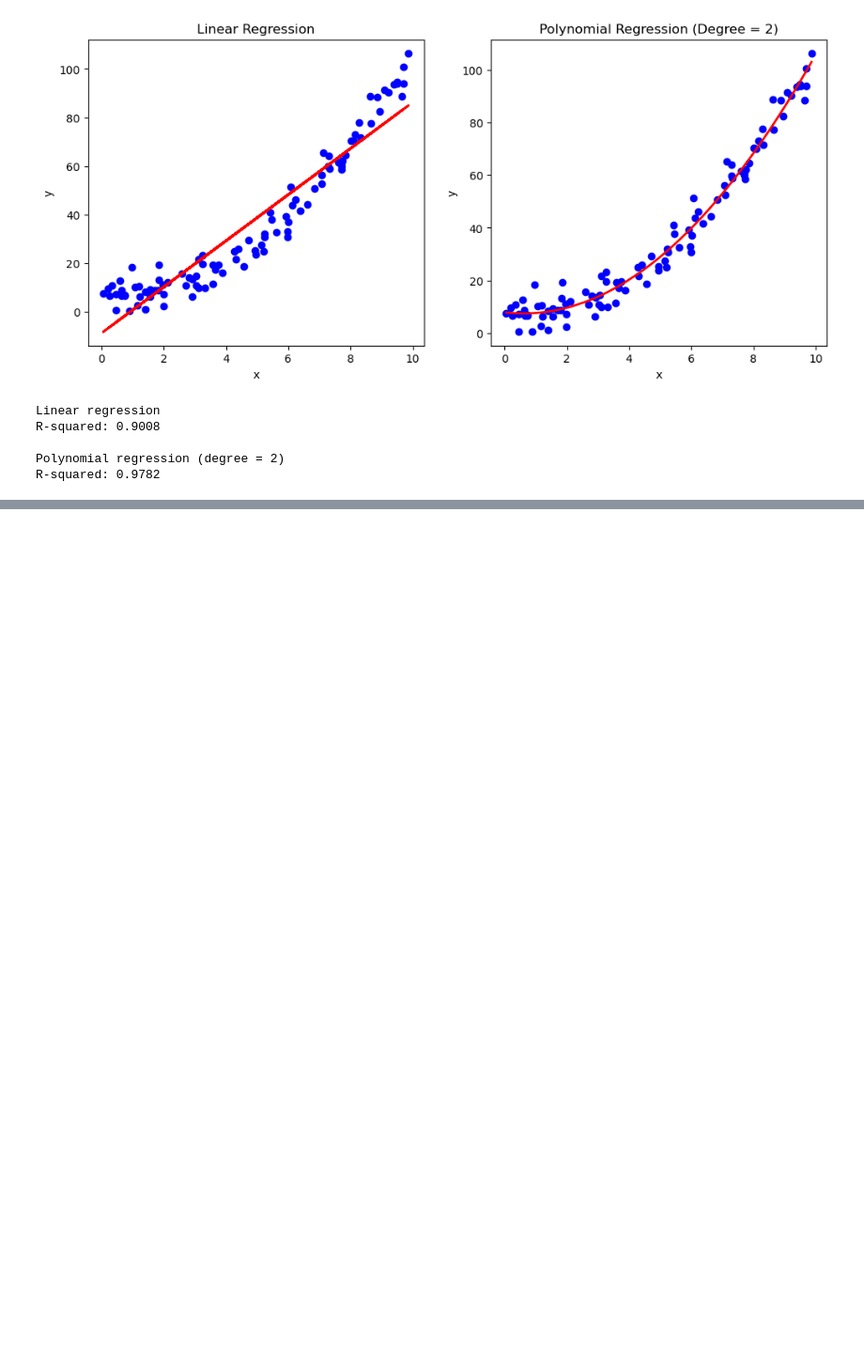
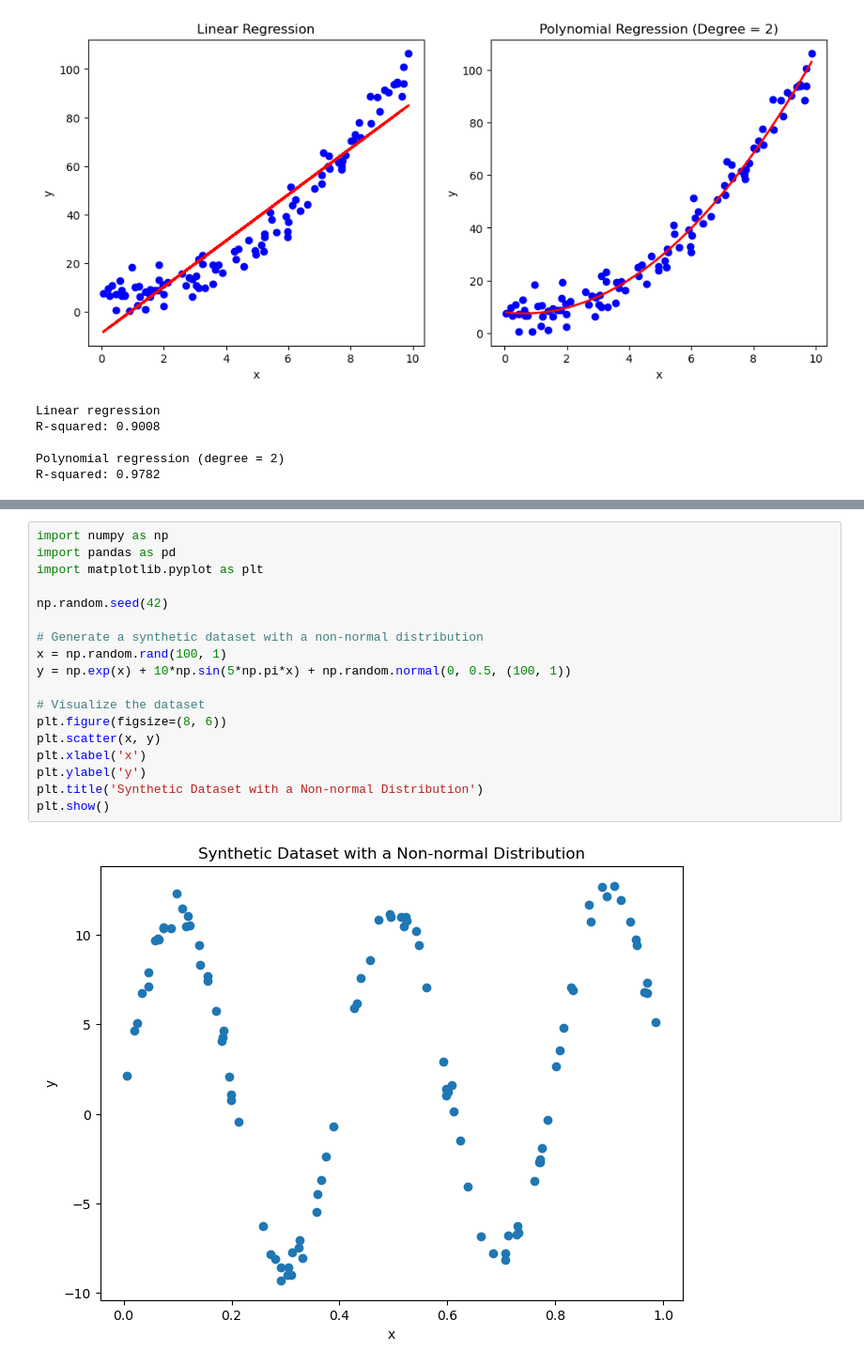
Before and after one commit to surajksharma7/Data-Science, a Jupyter notebook: 25 week/Assumptions Of Linear Regression.ipynb, the cells around one changed output, grey strips where cells are left out. Shown at 94% size. Cells and saved outputs as stored; diff of their text form; blank space fills up the shorter version.

```diff
--- a/25 week/Assumptions Of Linear Regression.ipynb
+++ b/25 week/Assumptions Of Linear Regression.ipynb
@@ -255,0 +378,20 @@ R-squared: 0.9782
+# %%
+import numpy as np
+import pandas as pd
+import matplotlib.pyplot as plt
+
+np.random.seed(42)
+
+# Generate a synthetic dataset with a non-normal distribution
+x = np.random.rand(100, 1)
+y = np.exp(x) + 10*np.sin(5*np.pi*x) + np.random.normal(0, 0.5, (100, 1))
+
+# Visualize the dataset
+plt.figure(figsize=(8, 6))
+plt.scatter(x, y)
+plt.xlabel('x')
+plt.ylabel('y')
+plt.title('Synthetic Dataset with a Non-normal Distribution')
+plt.show()
+# %% [output]
+[figure, added]
```
Also changed, not shown: parts of 24 cells of this notebook, 1 other file.
